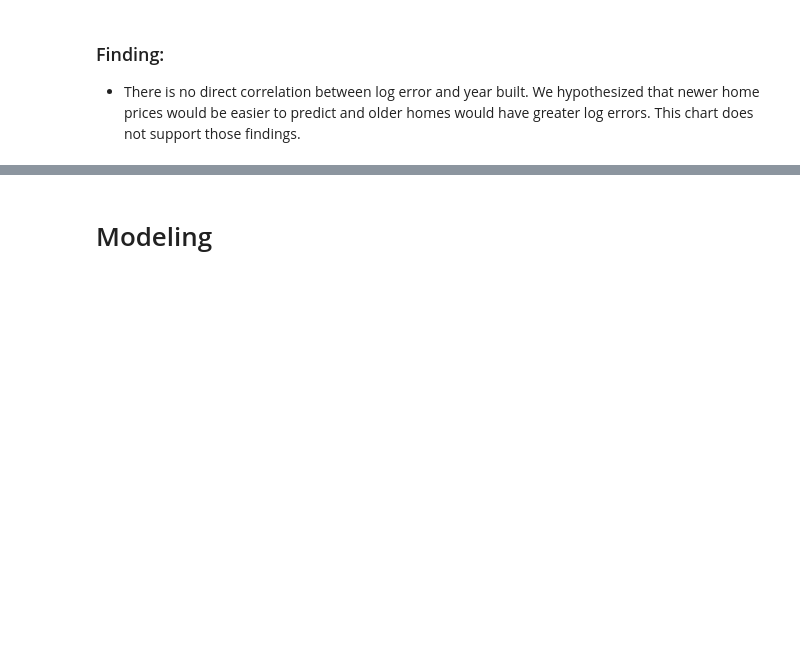
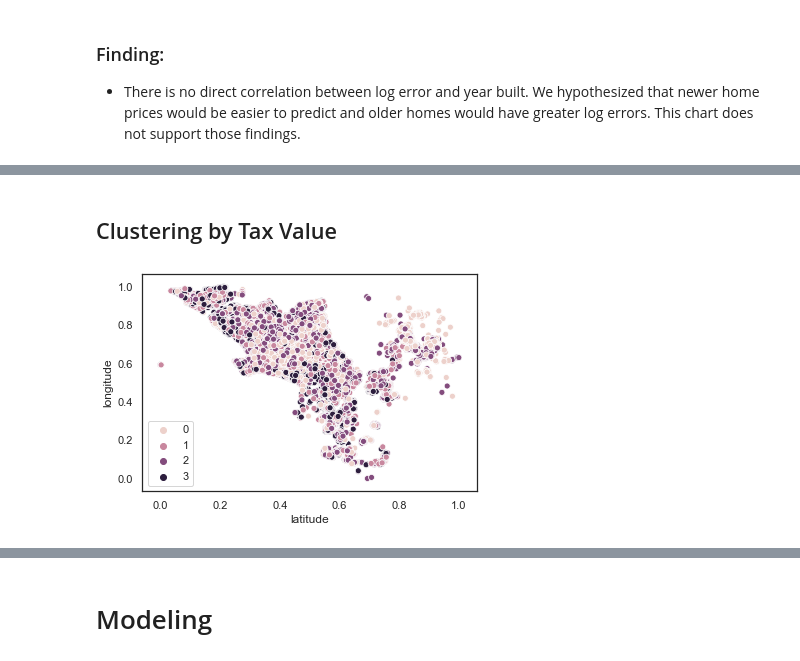
Before and after one commit to PeopleAgainstBroccoli/zillow_cluster, a Jupyter notebook: working_notebook.ipynb, the cells around one changed output, grey strips where cells are left out. Cells and saved outputs as stored; diff of their text form; code cells hidden in the pictures; blank space fills up the shorter version.

```diff
--- a/working_notebook.ipynb
+++ b/working_notebook.ipynb
@@ -354,0 +322,6 @@ train, test = cluster_zillow(data, return_type = 1)
+# %% [markdown]
+## Clustering by Tax Value
+# %%
+train, test = model.cluster_zillow(data, return_type = 1, return_cluster_column = True)
+# %% [output]
+[figure, added]
```
Also changed, not shown: parts of 11 cells of this notebook, 2 other files.
